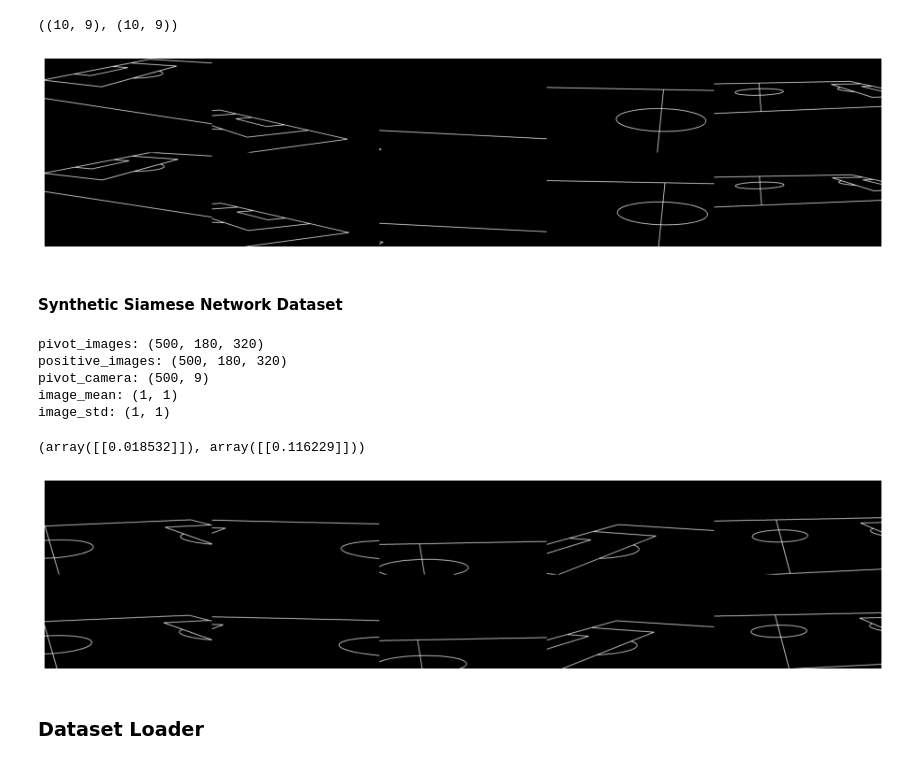
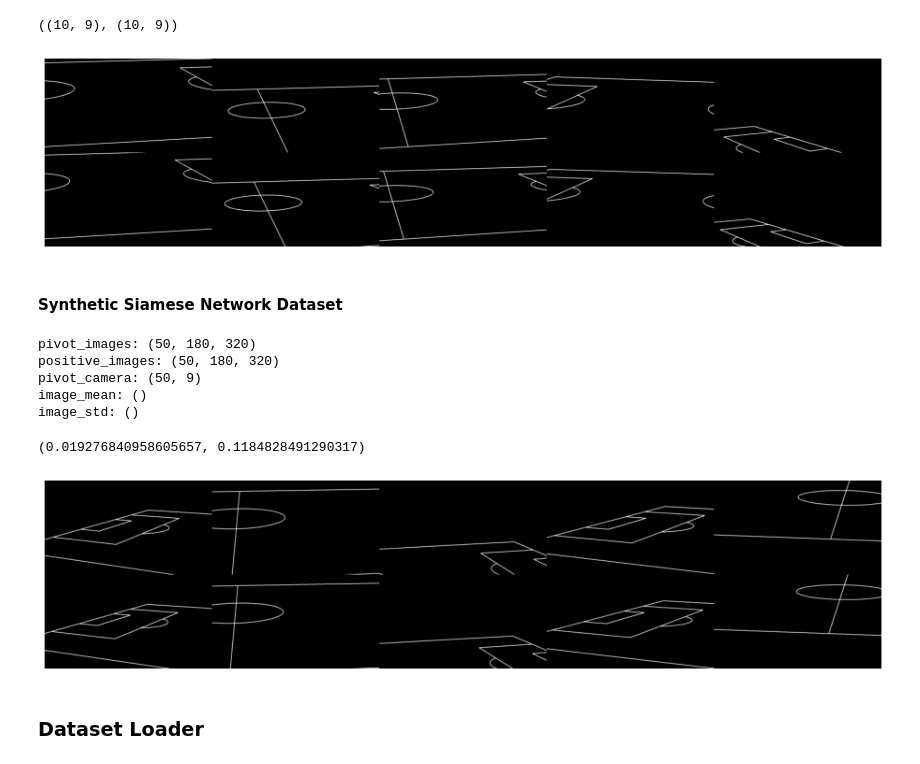
Before and after one commit to qrsforever/hzcsbet, a Jupyter notebook: docs/notebooks/SCCvSD.ipynb, the cells around one changed output. Cells and saved outputs as stored; diff of their text form; code cells hidden in the pictures.

```diff
--- a/docs/notebooks/SCCvSD.ipynb
+++ b/docs/notebooks/SCCvSD.ipynb
@@ -1610,9 +1591,9 @@ for i in indices:
     positive_edges.append(SyntheticDataset.generate_camera_image(cams_positive[i], soccer_field, (WIDTH, HEIGHT), thickness=4))
 # %%
 meld_image = np.vstack((np.hstack(pivot_edges), np.hstack(positive_edges)))
-_imshow(meld_image, figsize=(16, 8))
+nbeasy_imshow(meld_image, figsize=(16, 8))
 # %% [output]
-[figure, old version]
+[figure, new version]
 # %% [markdown]
 #### Synthetic Siamese Network Dataset
 # %%
@@ -1656,24 +1638,27 @@ def generate_siamese_dataset(camera_parameter_file, soccer_field_template_file,
         sio.savemat(output_file, dataset)
     return dataset
 # %%
-generate_siamese_dataset(camera_parameter_file, soccer_field_template_file, dataset_sample_file, image_num=500)
-dataset_sample = sio.loadmat(dataset_sample_file)
+dataset_sample_file = None
+dataset_sample = generate_siamese_dataset(camera_parameter_file, soccer_field_template_file, dataset_sample_file, image_num=50)
+if dataset_sample_file is not None:
+    dataset_sample = sio.loadmat(dataset_sample_file)
 _print_dictkeys_shape(dataset_sample)
 # %% [output]
-pivot_images: (500, 180, 320)
-positive_images: (500, 180, 320)
-pivot_camera: (500, 9)
-image_mean: (1, 1)
-image_std: (1, 1)
+pivot_images: (50, 180, 320)
+positive_images: (50, 180, 320)
+pivot_camera: (50, 9)
+image_mean: ()
+image_std: ()
-# %%
-dataset_sample['image_mean'], dataset_sample['image_std']
-# %% [output]
-(array([[0.018532]]), array([[0.116229]]))
+# %%
+dataset_sample['image_mean'], dataset_sample['image_std']
+# [[0.01840268]] [[0.11583157]]
+# %% [output]
+(0.019276840958605657, 0.1184828491290317)
 # %%
 meld_image = np.vstack((np.hstack(dataset_sample['pivot_images'][:5]), np.hstack(dataset_sample['positive_images'][:5])))
-_imshow(meld_image, color='gray', figsize=(16, 8))
+nbeasy_imshow(meld_image, figsize=(16, 8), canvas=False)
 # %% [output]
-[figure, old version]
+[figure, new version]
 # %% [markdown]
 ### Dataset Loader
 # %%
```
Also changed, not shown: parts of 108 cells of this notebook.
